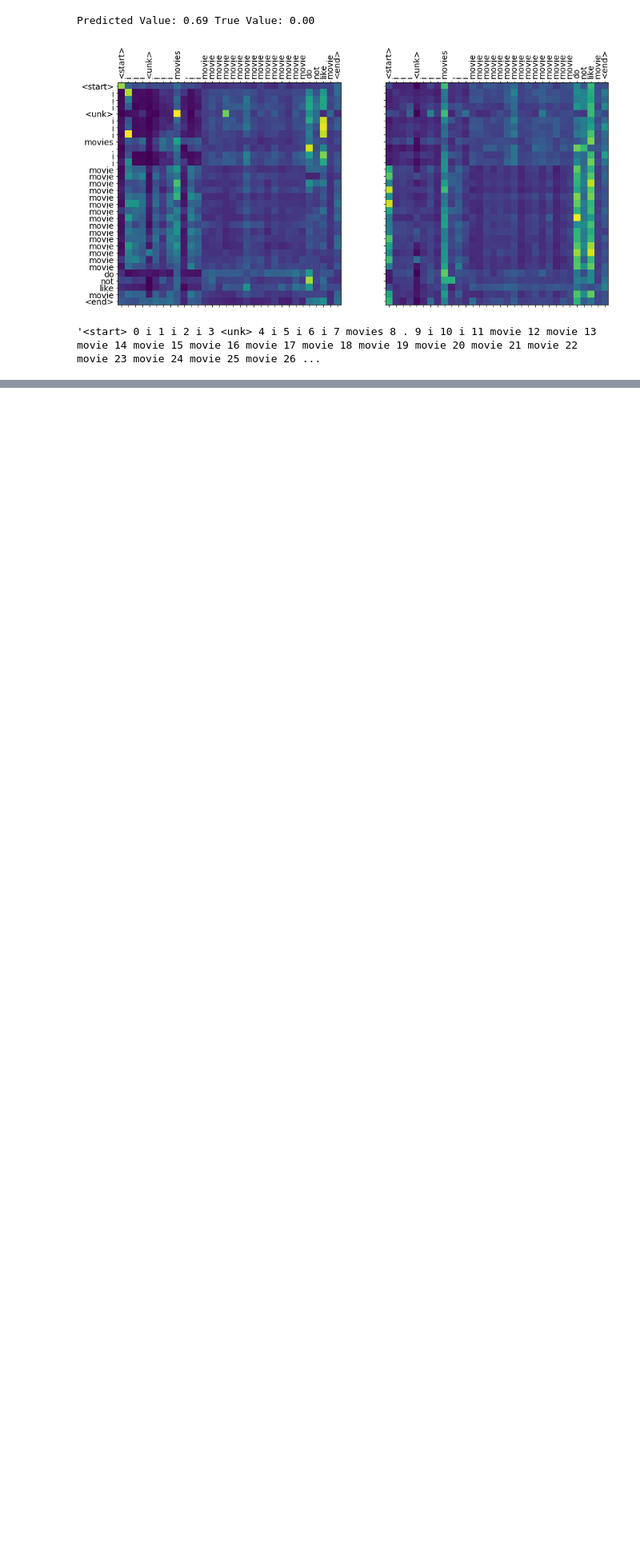
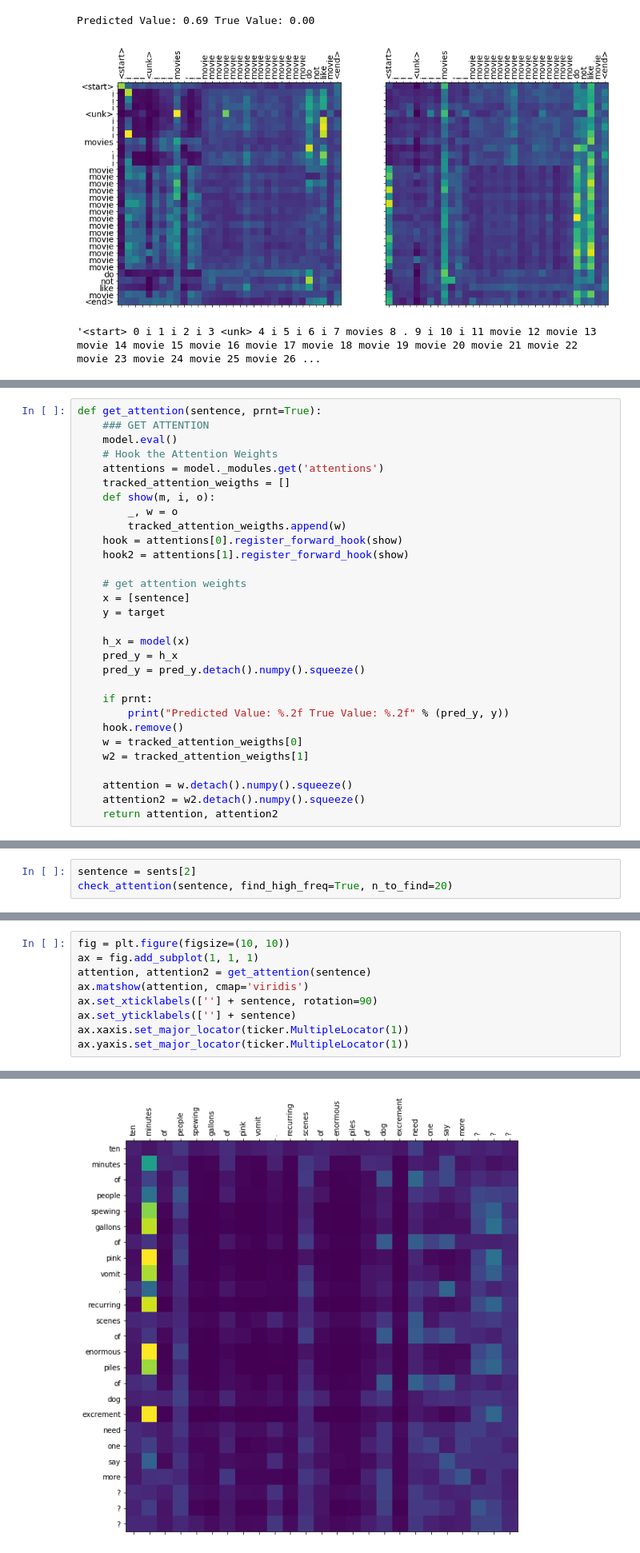
Before and after one commit to gebob19/Dropout-Attention, a Jupyter notebook: torch_transformer_analysis [full-attention].ipynb, the cells around one changed output, grey strips where cells are left out. Shown at 80% size. Cells and saved outputs as stored; diff of their text form; blank space fills up the shorter version.

```diff
--- a/torch_transformer_analysis [full-attention].ipynb
+++ b/torch_transformer_analysis [full-attention].ipynb
@@ -313,0 +365,30 @@ Predicted Value: 0.69 True Value: 0.00
+# %%
+def get_attention(sentence, prnt=True):
+    ### GET ATTENTION
+    model.eval()
+    # Hook the Attention Weights
+    attentions = model._modules.get('attentions')
+    tracked_attention_weigths = []
+    def show(m, i, o):
+        _, w = o
+        tracked_attention_weigths.append(w)
+    hook = attentions[0].register_forward_hook(show)
+    hook2 = attentions[1].register_forward_hook(show)
+
+    # get attention weights
+    x = [sentence]
+    y = target
+
+    h_x = model(x)
+    pred_y = h_x
+    pred_y = pred_y.detach().numpy().squeeze()
+
+    if prnt:
+        print("Predicted Value: %.2f True Value: %.2f" % (pred_y, y))
+    hook.remove()
+    w = tracked_attention_weigths[0]
+    w2 = tracked_attention_weigths[1]
+
+    attention = w.detach().numpy().squeeze()
+    attention2 = w2.detach().numpy().squeeze()
+    return attention, attention2
@@ -313,0 +509,3 @@ Predicted Value: 0.69 True Value: 0.00
+# %%
+sentence = sents[2]
+check_attention(sentence, find_high_freq=True, n_to_find=20)
@@ -313,0 +530,10 @@ Predicted Value: 0.69 True Value: 0.00
+# %%
+fig = plt.figure(figsize=(10, 10))
+ax = fig.add_subplot(1, 1, 1)
+attention, attention2 = get_attention(sentence)
+ax.matshow(attention, cmap='viridis')
+ax.set_xticklabels([''] + sentence, rotation=90)
+ax.set_yticklabels([''] + sentence)
+ax.xaxis.set_major_locator(ticker.MultipleLocator(1))
+ax.yaxis.set_major_locator(ticker.MultipleLocator(1))
+# %% [output]
@@ -313,0 +541 @@ Predicted Value: 0.69 True Value: 0.00
+[figure, added]
```
Also changed, not shown: parts of 18 cells of this notebook, 2 other files.
